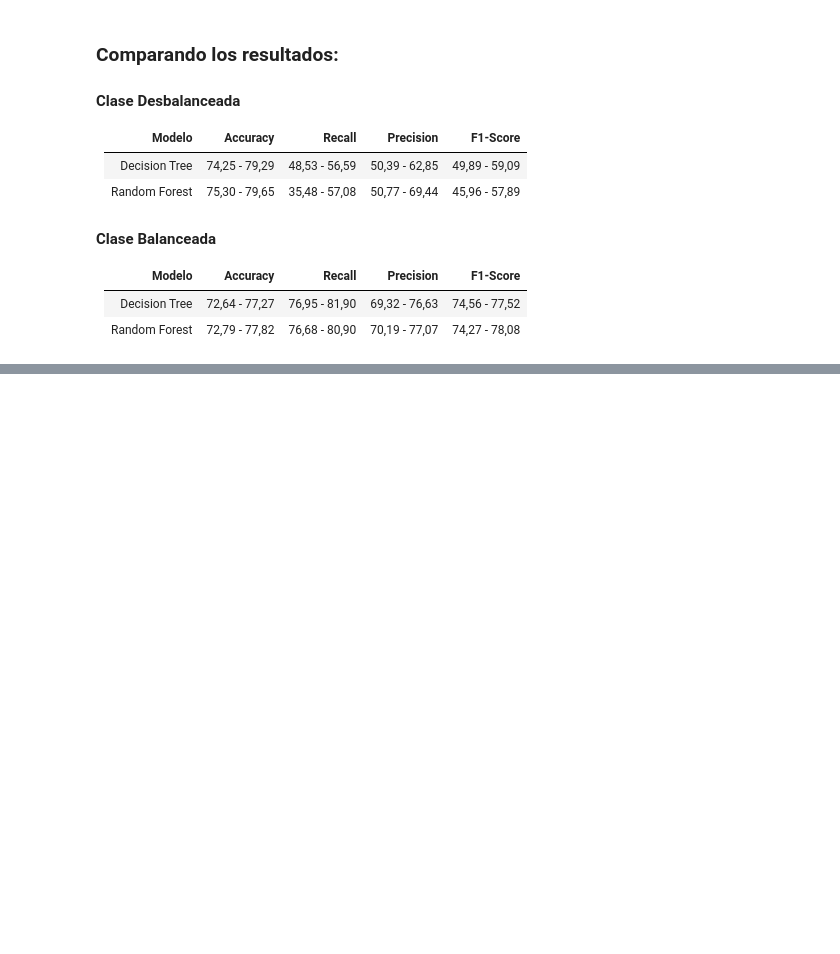
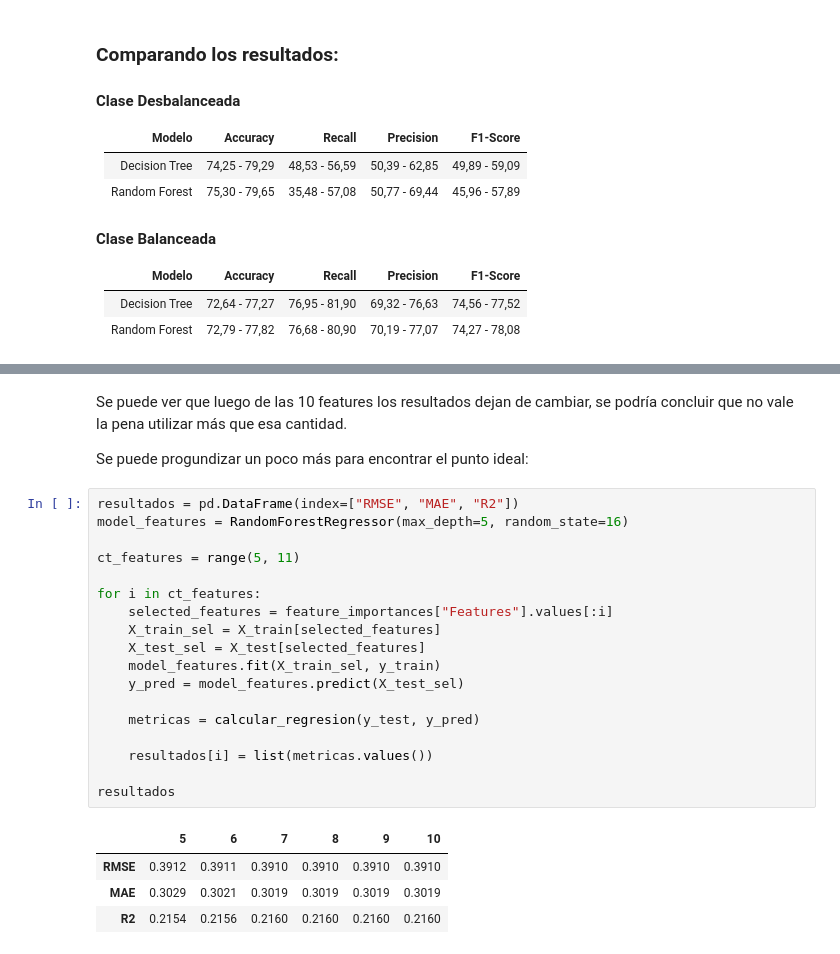
Before and after one commit to Ivan270/telecom-x-pt2, a Jupyter notebook: telecom-x.ipynb, the cells around one changed output, grey strips where cells are left out. Drawn from its saved outputs; the diff is of its cells as text; blank space fills up the shorter version.

```diff
--- a/telecom-x.ipynb
+++ b/telecom-x.ipynb
@@ -539,0 +620,27 @@ El intervalo de confianza es: [0.7369682691075922, 0.7966466764351677]
+# %% [markdown]
+Se puede ver que luego de las 10 features los resultados dejan de cambiar, se podría concluir que no vale la pena utilizar más que esa cantidad.
+
+Se puede progundizar un poco más para encontrar el punto ideal:
+# %%
+resultados = pd.DataFrame(index=["RMSE", "MAE", "R2"])
+model_features = RandomForestRegressor(max_depth=5, random_state=16)
+
+ct_features = range(5, 11)
+
+for i in ct_features:
+    selected_features = feature_importances["Features"].values[:i]
+    X_train_sel = X_train[selected_features]
+    X_test_sel = X_test[selected_features]
+    model_features.fit(X_train_sel, y_train)
+    y_pred = model_features.predict(X_test_sel)
+
+    metricas = calcular_regresion(y_test, y_pred)
+
+    resultados[i] = list(metricas.values())
+
+resultados
+# %% [output]
+|  | 5 | 6 | 7 | 8 | 9 | 10 |
+| RMSE | 0.3912 | 0.3911 | 0.3910 | 0.3910 | 0.3910 | 0.3910 |
+| MAE | 0.3029 | 0.3021 | 0.3019 | 0.3019 | 0.3019 | 0.3019 |
+| R2 | 0.2154 | 0.2156 | 0.2160 | 0.2160 | 0.2160 | 0.2160 |
```
Also changed, not shown: parts of 19 cells of this notebook.
